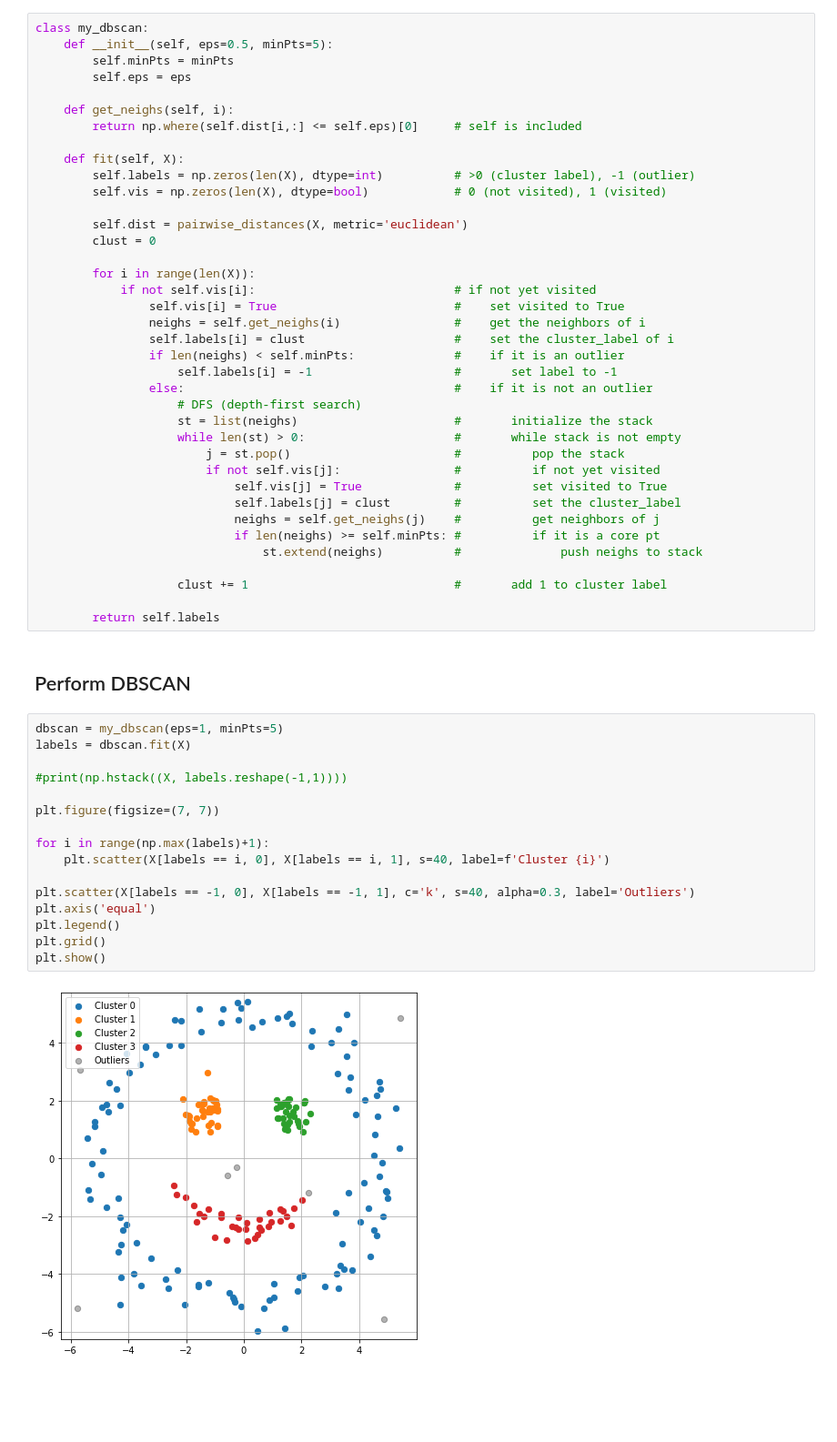
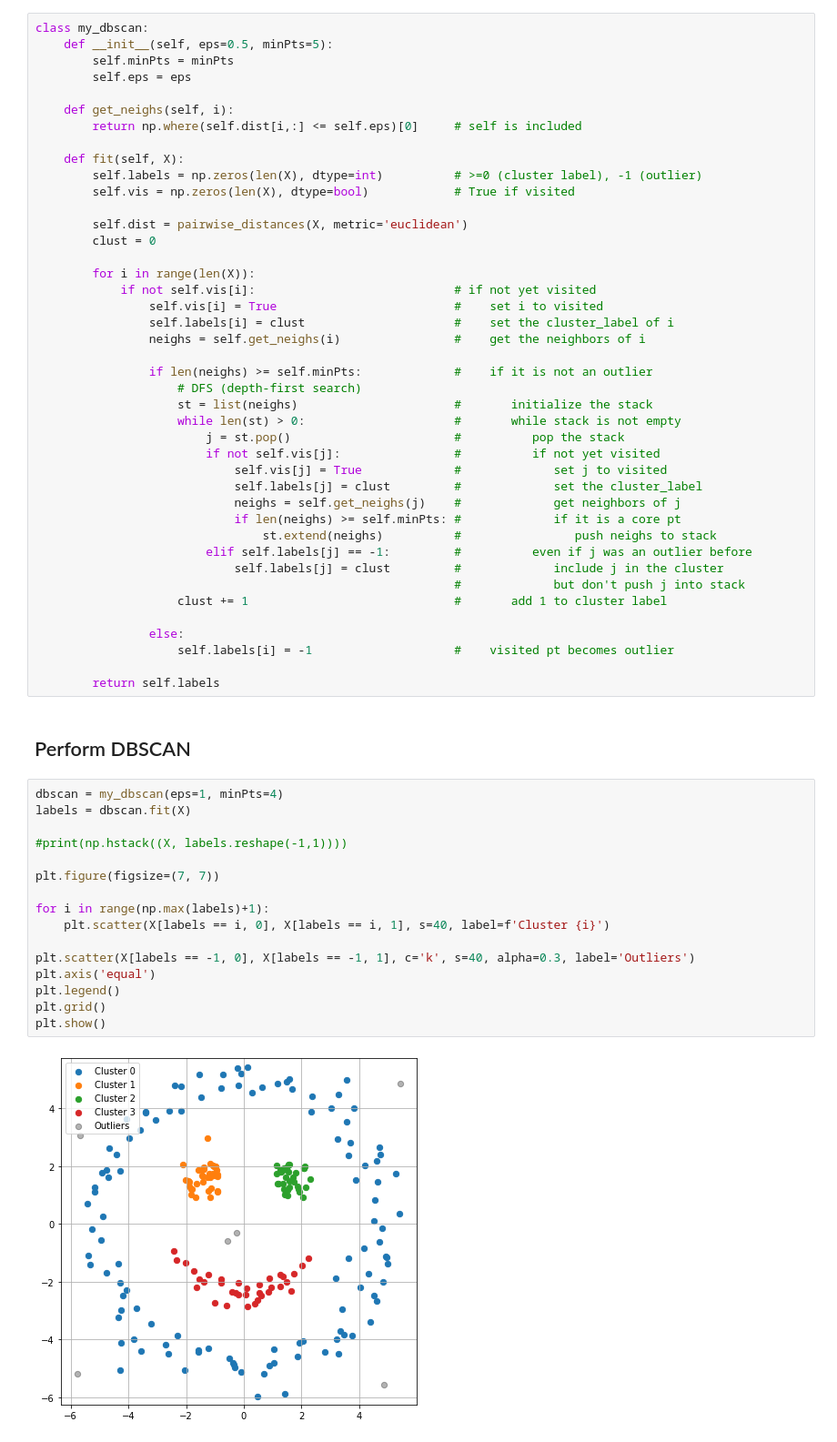
Before and after one commit to kspilario/DS397_comp, a Jupyter notebook: Clustering/dbscan_smiley.ipynb, the cells around one changed output. Shown: that part at 91% size. Drawn from its saved outputs; the diff is of its cells as text; blank space fills up the shorter version.

```diff
--- a/Clustering/dbscan_smiley.ipynb
+++ b/Clustering/dbscan_smiley.ipynb
@@ -48,51 +48,55 @@ class my_dbscan:
         return np.where(self.dist[i,:] <= self.eps)[0]     # self is included
 
     def fit(self, X):
-        self.labels = np.zeros(len(X), dtype=int)          # >0 (cluster label), -1 (outlier)
-        self.vis = np.zeros(len(X), dtype=bool)            # 0 (not visited), 1 (visited)
+        self.labels = np.zeros(len(X), dtype=int)          # >=0 (cluster label), -1 (outlier)
+        self.vis = np.zeros(len(X), dtype=bool)            # True if visited
 
         self.dist = pairwise_distances(X, metric='euclidean')
         clust = 0
 
         for i in range(len(X)):
             if not self.vis[i]:                            # if not yet visited
-                self.vis[i] = True                         #    set visited to True
+                self.vis[i] = True                         #    set i to visited
+                self.labels[i] = clust                     #    set the cluster_label of i
                 neighs = self.get_neighs(i)                #    get the neighbors of i
-                self.labels[i] = clust                     #    set the cluster_label of i
-                if len(neighs) < self.minPts:              #    if it is an outlier
-                    self.labels[i] = -1                    #       set label to -1
-                else:                                      #    if it is not an outlier
+
+                if len(neighs) >= self.minPts:             #    if it is not an outlier
                     # DFS (depth-first search)
                     st = list(neighs)                      #       initialize the stack
                     while len(st) > 0:                     #       while stack is not empty
                         j = st.pop()                       #          pop the stack
                         if not self.vis[j]:                #          if not yet visited
-                            self.vis[j] = True             #          set visited to True
-                            self.labels[j] = clust         #          set the cluster_label
-                            neighs = self.get_neighs(j)    #          get neighbors of j
-                            if len(neighs) >= self.minPts: #          if it is a core pt
-                                st.extend(neighs)          #              push neighs to stack
-
+                            self.vis[j] = True             #             set j to visited
+                            self.labels[j] = clust         #             set the cluster_label
+                            neighs = self.get_neighs(j)    #             get neighbors of j
+                            if len(neighs) >= self.minPts: #             if it is a core pt
+                                st.extend(neighs)          #                push neighs to stack
+                        elif self.labels[j] == -1:         #          even if j was an outlier before
+                            self.labels[j] = clust         #             include j in the cluster
+                                                           #             but don't push j into stack
                     clust += 1                             #       add 1 to cluster label
 
+                else:
+                    self.labels[i] = -1                    #    visited pt becomes outlier
+
         return self.labels
 # %% [markdown]
 ## Perform DBSCAN
 # %%
-dbscan = my_dbscan(eps=1, minPts=5)
+dbscan = my_dbscan(eps=1, minPts=4)
 labels = dbscan.fit(X)
 
 #print(np.hstack((X, labels.reshape(-1,1))))
 
 plt.figure(figsize=(7, 7))
 
 for i in range(np.max(labels)+1):
     plt.scatter(X[labels == i, 0], X[labels == i, 1], s=40, label=f'Cluster {i}')
 
 plt.scatter(X[labels == -1, 0], X[labels == -1, 1], c='k', s=40, alpha=0.3, label='Outliers')
 plt.axis('equal')
 plt.legend()
 plt.grid()
 plt.show()
 # %% [output]
-[figure, old version]
+[figure, new version]
```
Also changed, not shown: parts of 4 cells of this notebook.
